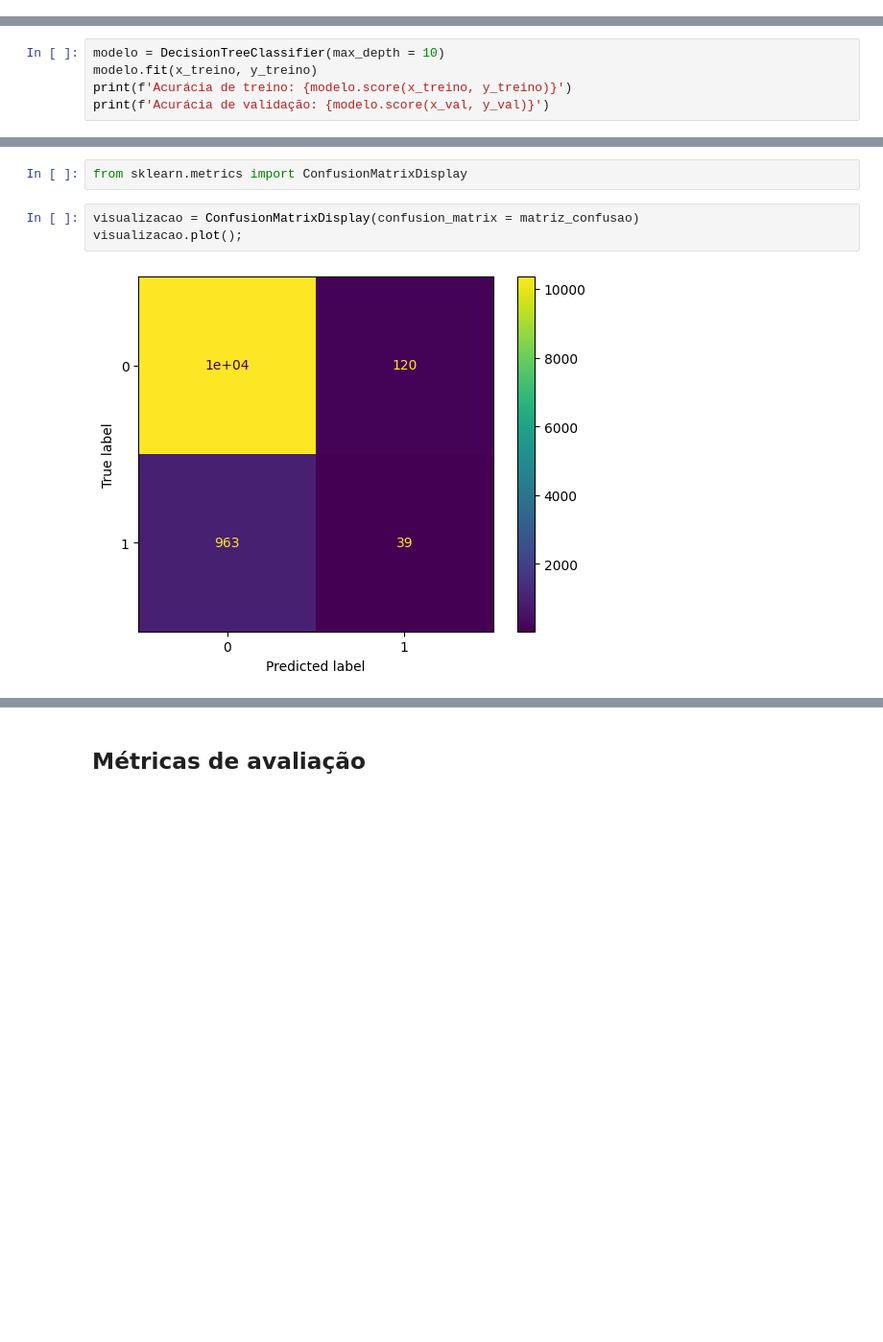
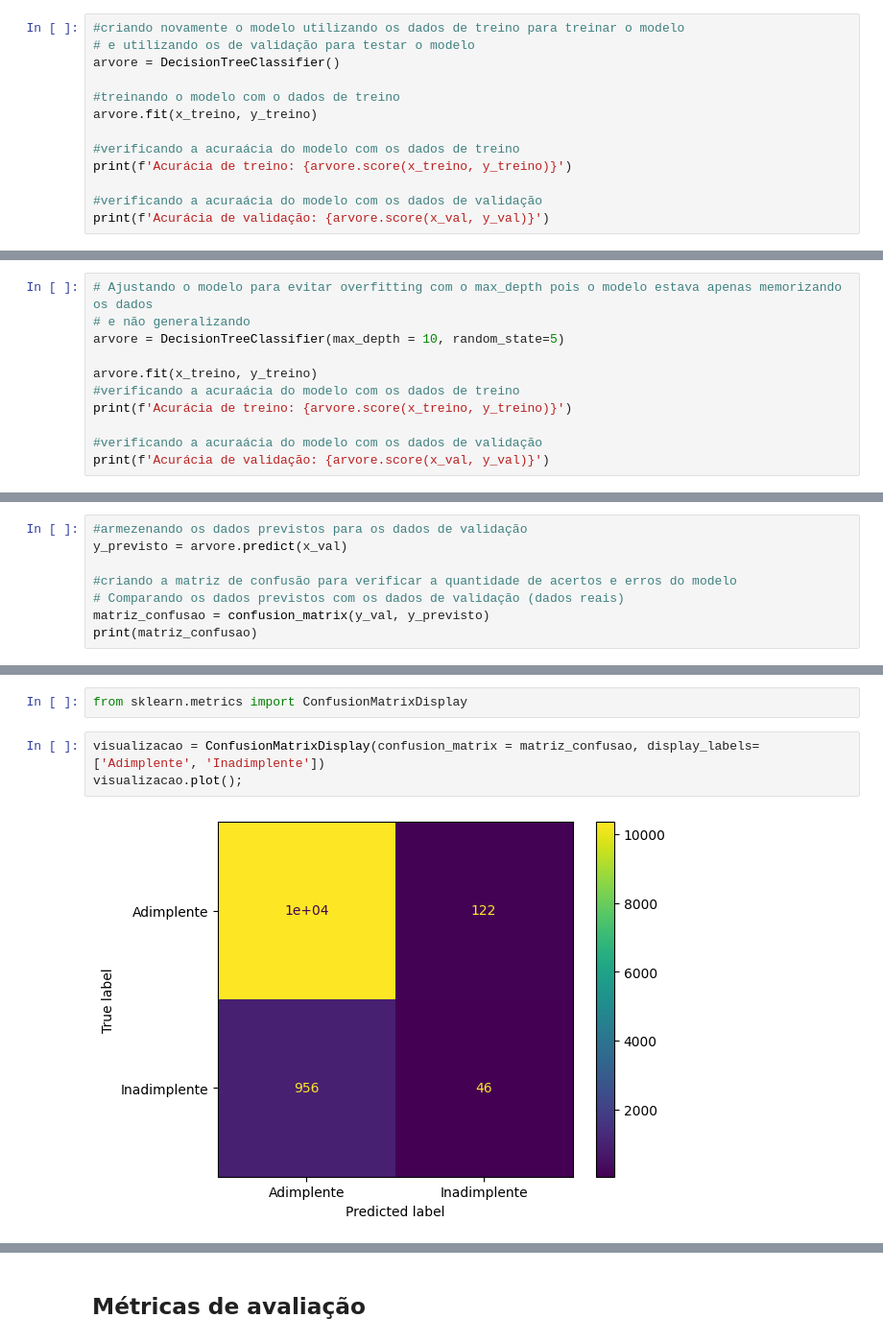
Before and after one commit to JhowSantiago/Classificao-validacao-de-modelos-e-metricas-de-avaliacao, a Jupyter notebook: Classificação_Validacao_e_metricas.ipynb, the cells around one changed output, grey strips where cells are left out. Shown at 96% size. Drawn from its saved outputs; the diff is of its cells as text; blank space fills up the shorter version.

```diff
--- a/Classificação_Validacao_e_metricas.ipynb
+++ b/Classificação_Validacao_e_metricas.ipynb
@@ -78,0 +97,13 @@ Acurácia de validação: 0.8489678599425137
+# %%
+#criando novamente o modelo utilizando os dados de treino para treinar o modelo
+# e utilizando os de validação para testar o modelo
+arvore = DecisionTreeClassifier()
+
+#treinando o modelo com o dados de treino
+arvore.fit(x_treino, y_treino)
+
+#verificando a acuraácia do modelo com os dados de treino
+print(f'Acurácia de treino: {arvore.score(x_treino, y_treino)}')
+
+#verificando a acuraácia do modelo com os dados de validação
+print(f'Acurácia de validação: {arvore.score(x_val, y_val)}')
@@ -79,6 +117,12 @@ Acurácia de validação: 0.8489678599425137
 # %%
-modelo = DecisionTreeClassifier(max_depth = 10)
-modelo.fit(x_treino, y_treino)
-print(f'Acurácia de treino: {modelo.score(x_treino, y_treino)}')
-print(f'Acurácia de validação: {modelo.score(x_val, y_val)}')
+# Ajustando o modelo para evitar overfitting com o max_depth pois o modelo estava apenas memorizando os dados
+# e não generalizando
+arvore = DecisionTreeClassifier(max_depth = 10, random_state=5)
+
+arvore.fit(x_treino, y_treino)
+#verificando a acuraácia do modelo com os dados de treino
+print(f'Acurácia de treino: {arvore.score(x_treino, y_treino)}')
+
+#verificando a acuraácia do modelo com os dados de validação
+print(f'Acurácia de validação: {arvore.score(x_val, y_val)}')
 # %% [output]
@@ -97,0 +135,8 @@ print(matriz_confusao)
+# %%
+#armezenando os dados previstos para os dados de validação
+y_previsto = arvore.predict(x_val)
+
+#criando a matriz de confusão para verificar a quantidade de acertos e erros do modelo
+# Comparando os dados previstos com os dados de validação (dados reais)
+matriz_confusao = confusion_matrix(y_val, y_previsto)
+print(matriz_confusao)
@@ -98,7 +146,7 @@ print(matriz_confusao)
 # %%
 from sklearn.metrics import ConfusionMatrixDisplay
 # %%
-visualizacao = ConfusionMatrixDisplay(confusion_matrix = matriz_confusao)
+visualizacao = ConfusionMatrixDisplay(confusion_matrix = matriz_confusao, display_labels=['Adimplente', 'Inadimplente'])
 visualizacao.plot();
 # %% [output]
-[figure, old version]
+[figure, new version]
```
Also changed, not shown: parts of 19 cells of this notebook, 2 other files.
